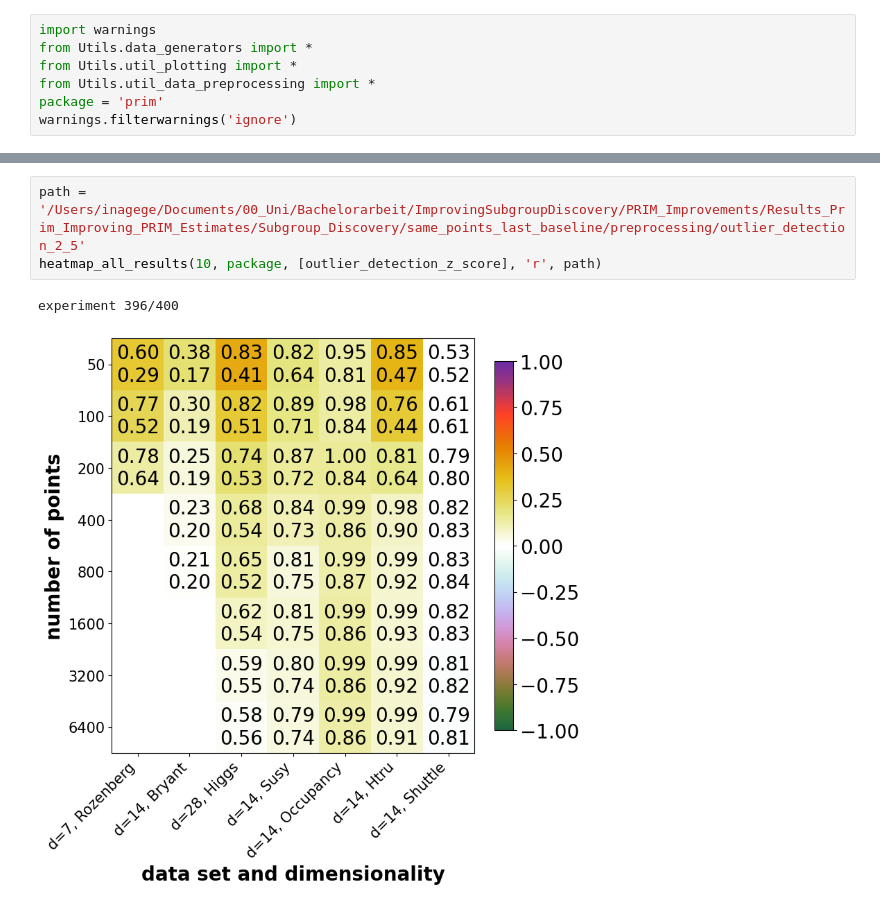
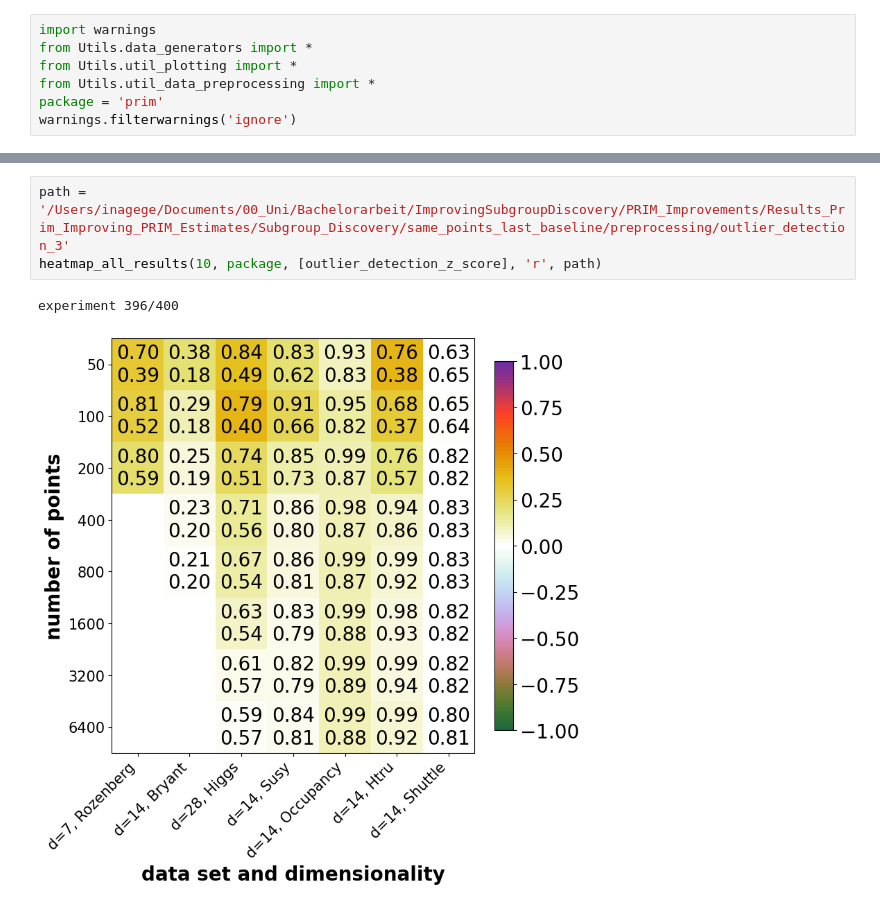
Before and after one commit to inagege/ImprovingSubgroupDiscovery, a Jupyter notebook: PRIM_Performance_Analyzing/PRIM_Baseline.ipynb, the cells around one changed output, grey strips where cells are left out. Cells and saved outputs as stored; diff of their text form.

```diff
--- a/PRIM_Performance_Analyzing/PRIM_Baseline.ipynb
+++ b/PRIM_Performance_Analyzing/PRIM_Baseline.ipynb
@@ -56,6 +26,6 @@ experiment 396/400
 # %%
-path = '/Users/inagege/Documents/00_Uni/Bachelorarbeit/ImprovingSubgroupDiscovery/PRIM_Improvements/Results_Prim_Improving_PRIM_Estimates/Subgroup_Discovery/same_points_last_baseline/preprocessing/outlier_detection_2_5'
+path = '/Users/inagege/Documents/00_Uni/Bachelorarbeit/ImprovingSubgroupDiscovery/PRIM_Improvements/Results_Prim_Improving_PRIM_Estimates/Subgroup_Discovery/same_points_last_baseline/preprocessing/outlier_detection_3'
 heatmap_all_results(10, package, [outlier_detection_z_score], 'r', path)
 # %% [output]
 experiment 396/400
-[figure, old version]
+[figure, new version]
```
Also changed, not shown: parts of 10 cells of this notebook, 50 other files.
